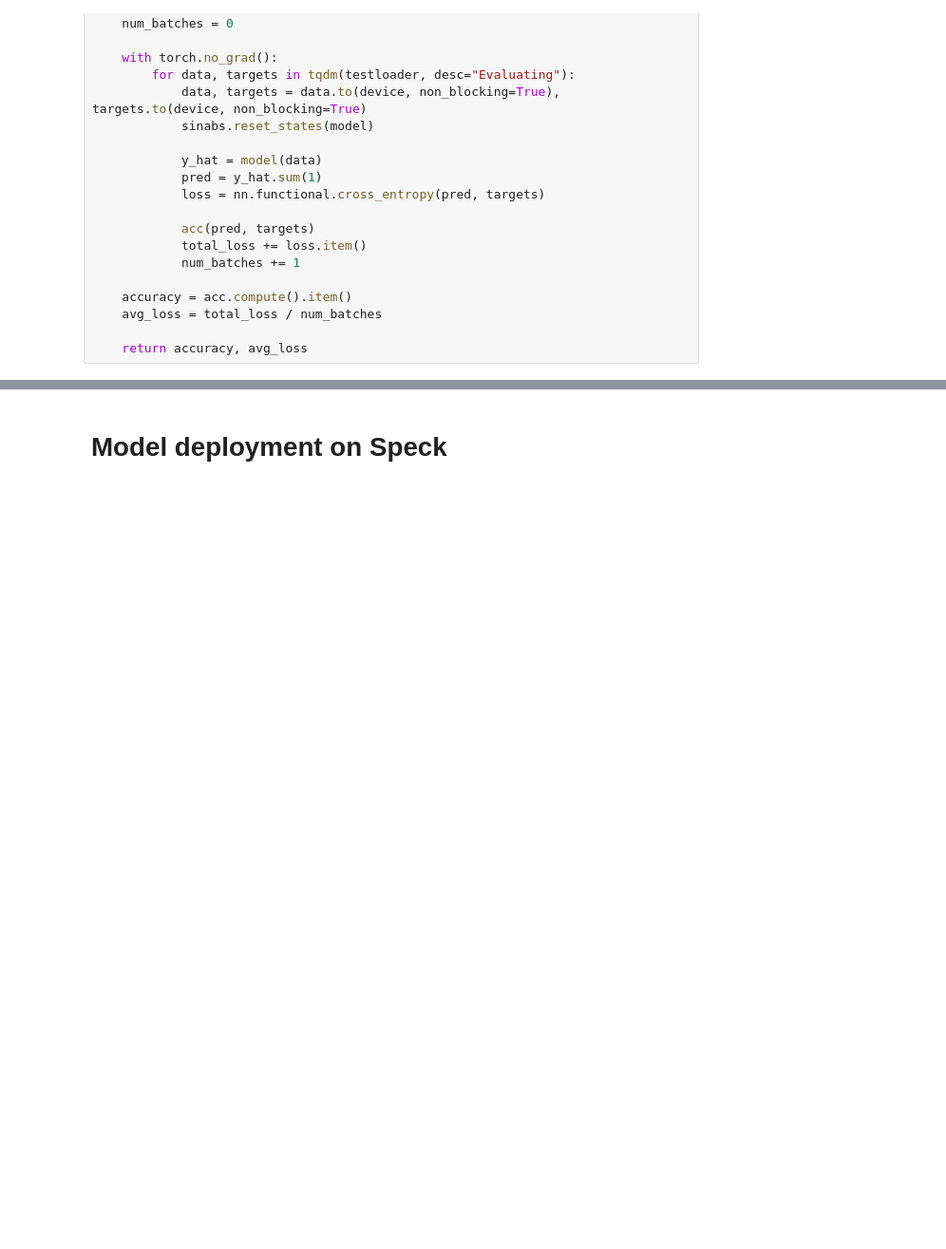
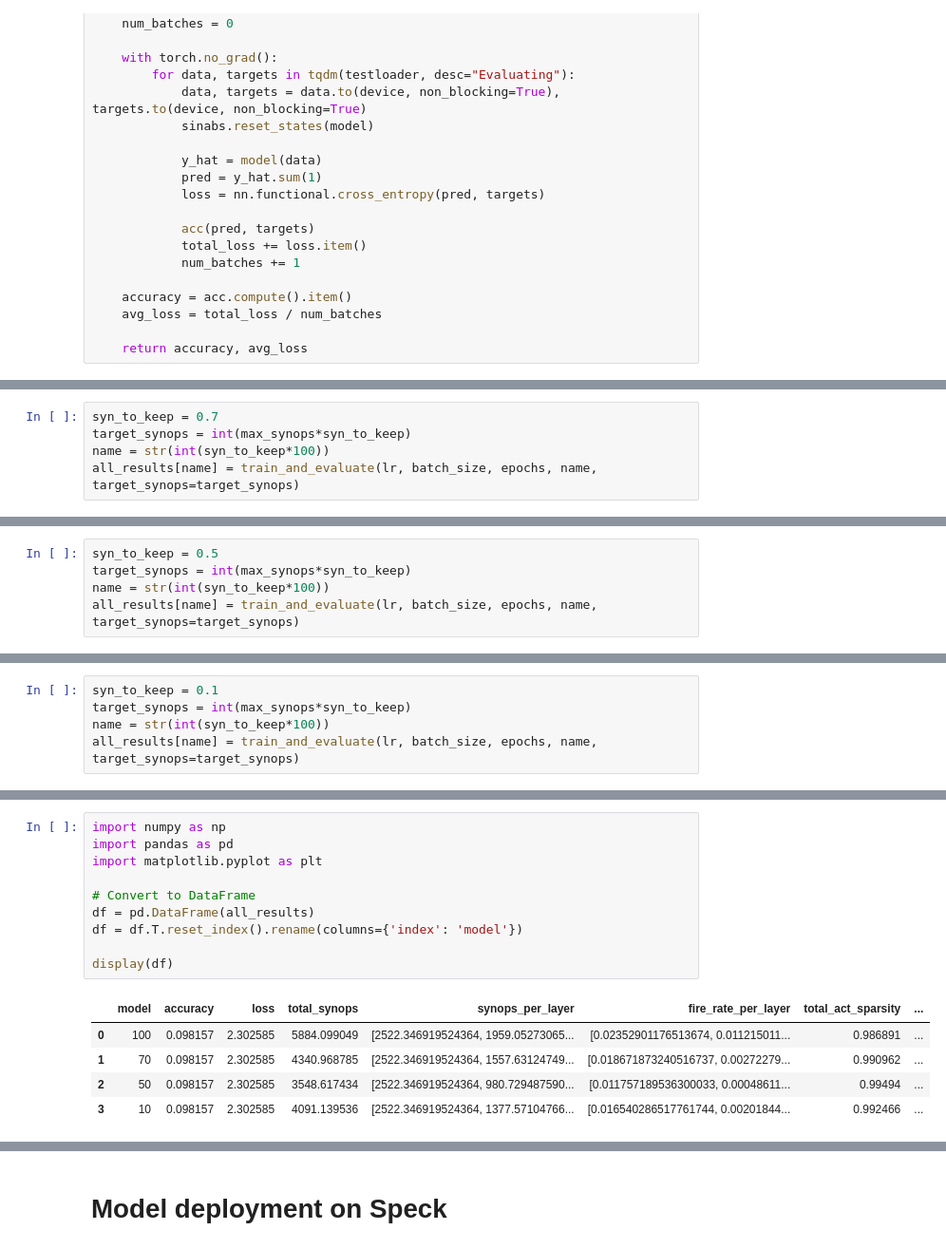
Before and after one commit to neuromorphic-polito/inNuCE_BRANDY-2025, a Jupyter notebook: SNN_sinabs_training.ipynb, the cells around one changed output, grey strips where cells are left out. Shown at 95% size. Drawn from its saved outputs; the diff is of its cells as text; blank space fills up the shorter version.

```diff
--- a/SNN_sinabs_training.ipynb
+++ b/SNN_sinabs_training.ipynb
@@ -369,0 +445,5 @@ for path in os.listdir("./saved_models_2/"):
+# %%
+syn_to_keep = 0.7
+target_synops = int(max_synops*syn_to_keep)
+name = str(int(syn_to_keep*100))
+all_results[name] = train_and_evaluate(lr, batch_size, epochs, name, target_synops=target_synops)
@@ -369,0 +456,5 @@ for path in os.listdir("./saved_models_2/"):
+# %%
+syn_to_keep = 0.5
+target_synops = int(max_synops*syn_to_keep)
+name = str(int(syn_to_keep*100))
+all_results[name] = train_and_evaluate(lr, batch_size, epochs, name, target_synops=target_synops)
@@ -369,0 +467,5 @@ for path in os.listdir("./saved_models_2/"):
+# %%
+syn_to_keep = 0.1
+target_synops = int(max_synops*syn_to_keep)
+name = str(int(syn_to_keep*100))
+all_results[name] = train_and_evaluate(lr, batch_size, epochs, name, target_synops=target_synops)
@@ -370 +496,17 @@ for path in os.listdir("./saved_models_2/"):
+# %%
+import numpy as np
+import pandas as pd
+import matplotlib.pyplot as plt
+
+# Convert to DataFrame
+df = pd.DataFrame(all_results)
+df = df.T.reset_index().rename(columns={'index': 'model'})
+
+display(df)
+# %% [output]
+|  | model | accuracy | loss | total_synops | synops_per_layer | fire_rate_per_layer | total_act_sparsity | ... |
+| 0 | 100 | 0.098157 | 2.302585 | 5884.099049 | [2522.346919524364, 1959.05273065... | [0.02352901176513674, 0.011215011... | 0.986891 | ... |
+| 1 | 70 | 0.098157 | 2.302585 | 4340.968785 | [2522.346919524364, 1557.63124749... | [0.018671873240516737, 0.00272279... | 0.990962 | ... |
+| 2 | 50 | 0.098157 | 2.302585 | 3548.617434 | [2522.346919524364, 980.729487590... | [0.011757189536300033, 0.00048611... | 0.99494 | ... |
+| 3 | 10 | 0.098157 | 2.302585 | 4091.139536 | [2522.346919524364, 1377.57104766... | [0.016540286517761744, 0.00201844... | 0.992466 | ... |
 # %%
```
Also changed, not shown: parts of 37 cells of this notebook, 22 other files.
